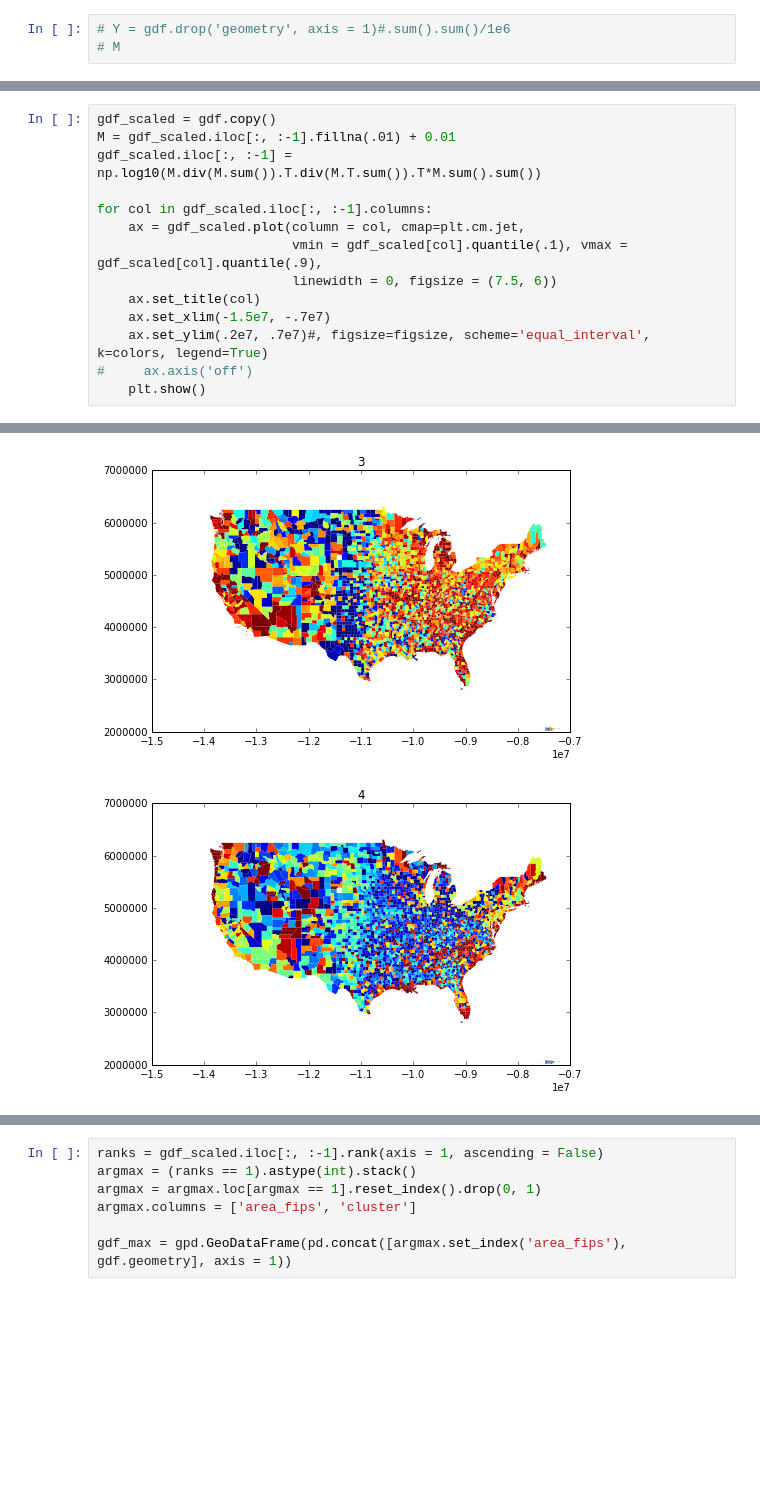
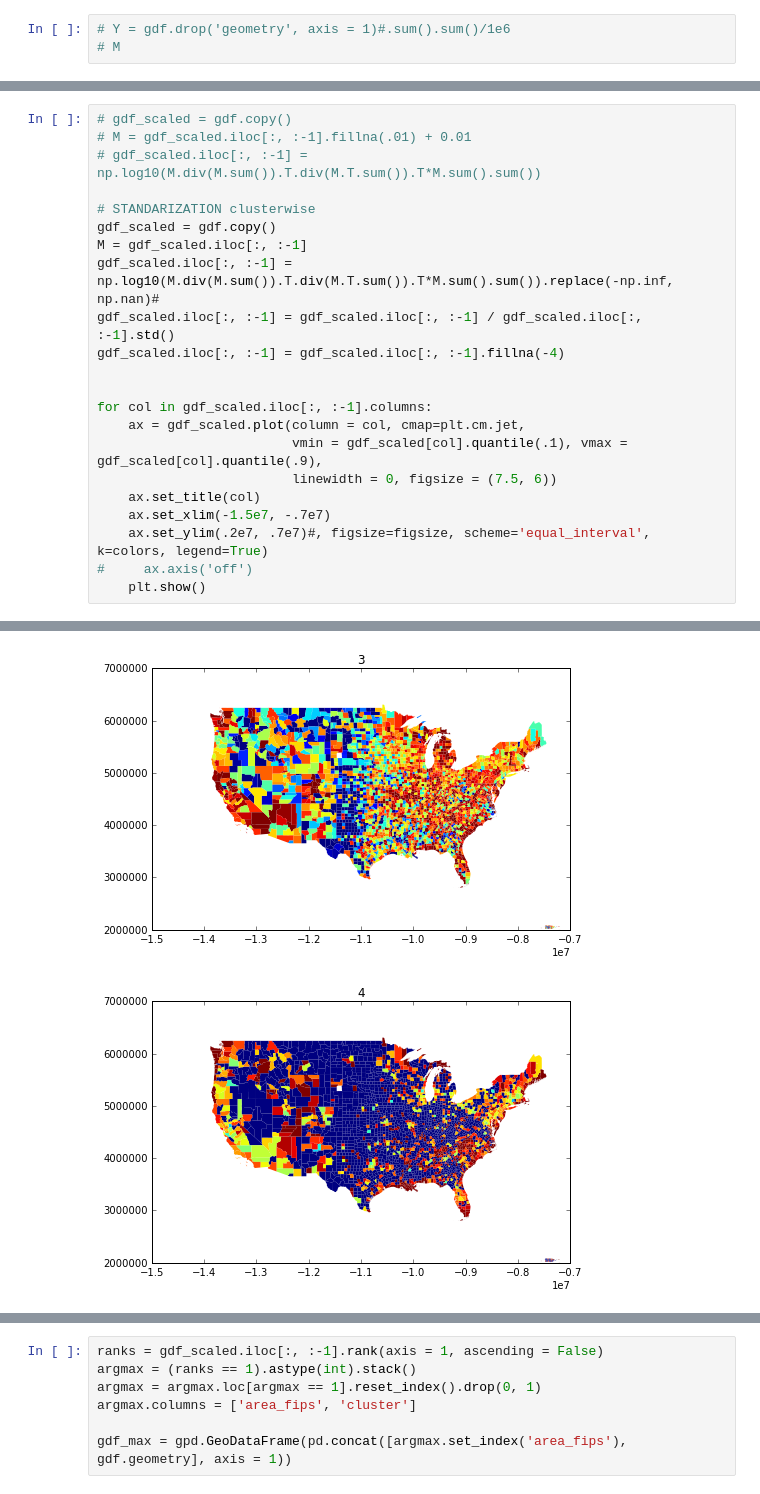
Before and after one commit to matuteiglesias/geo-correlation-structures, a Jupyter notebook: Counties - Cluster.ipynb, the cells around one changed output, grey strips where cells are left out. Saved outputs shown, nothing was run; the diff lists cells and outputs as text; blank space fills up the shorter version.

```diff
--- a/Counties - Cluster.ipynb
+++ b/Counties - Cluster.ipynb
@@ -91,7 +108,15 @@ X.shape
 # %%
+# gdf_scaled = gdf.copy()
+# M = gdf_scaled.iloc[:, :-1].fillna(.01) + 0.01
+# gdf_scaled.iloc[:, :-1] = np.log10(M.div(M.sum()).T.div(M.T.sum()).T*M.sum().sum())
+
+# STANDARIZATION clusterwise
 gdf_scaled = gdf.copy()
-M = gdf_scaled.iloc[:, :-1].fillna(.01) + 0.01
-gdf_scaled.iloc[:, :-1] = np.log10(M.div(M.sum()).T.div(M.T.sum()).T*M.sum().sum())
+M = gdf_scaled.iloc[:, :-1]
+gdf_scaled.iloc[:, :-1] = np.log10(M.div(M.sum()).T.div(M.T.sum()).T*M.sum().sum()).replace(-np.inf, np.nan)#
+gdf_scaled.iloc[:, :-1] = gdf_scaled.iloc[:, :-1] / gdf_scaled.iloc[:, :-1].std()
+gdf_scaled.iloc[:, :-1] = gdf_scaled.iloc[:, :-1].fillna(-4)
+
 
 for col in gdf_scaled.iloc[:, :-1].columns:
     ax = gdf_scaled.plot(column = col, cmap=plt.cm.jet,
@@ -109,2 +134,2 @@ for col in gdf_scaled.iloc[:, :-1].columns:
 [figure]
-[figure, old version]
+[figure, new version]
```
Also changed, not shown: parts of 7 cells of this notebook.
